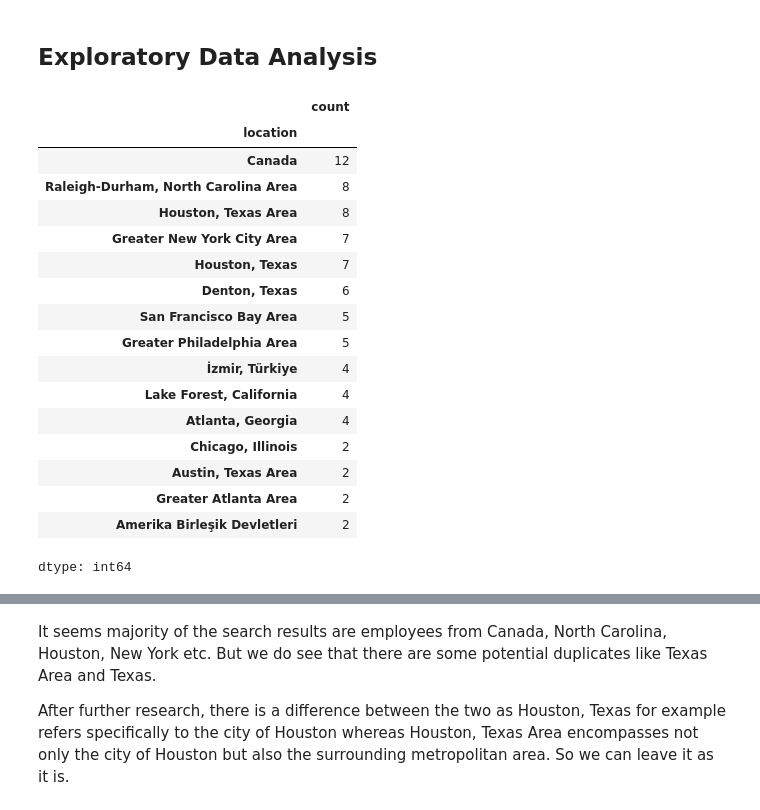
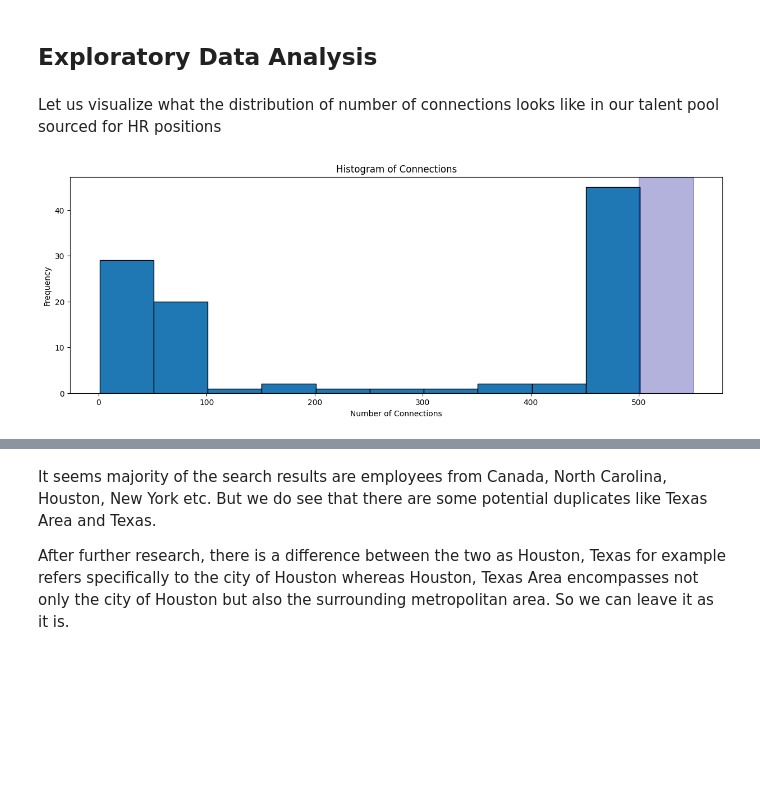
Before and after one commit to Areeb297/Potential-Talents-Human-Resources-Staffing---Apziva-Project, a Jupyter notebook: Portential_Talents.ipynb, the cells around one changed output, grey strips where cells are left out. Saved outputs shown, nothing was run; the diff lists cells and outputs as text; code cells hidden in the pictures; blank space fills up the shorter version.

```diff
--- a/Portential_Talents.ipynb
+++ b/Portential_Talents.ipynb
@@ -186,24 +186,21 @@ df.sort_values('connections_numeric', ascending=False).head(10)
 | 47 | Advisory Board Member at Celal Ba... | İzmir, Türkiye | 500+ | NaN | 501 |
 # %% [markdown]
 ## Exploratory Data Analysis
-# %%
-df.location.value_counts().head(15)
-# %% [output]
-|  | count |
-| location |  |
-| Canada | 12 |
-| Raleigh-Durham, North Carolina Area | 8 |
-| Houston, Texas Area | 8 |
-| Greater New York City Area | 7 |
-| Houston, Texas | 7 |
-| Denton, Texas | 6 |
-| San Francisco Bay Area | 5 |
-| Greater Philadelphia Area | 5 |
-| İzmir, Türkiye | 4 |
-| Lake Forest, California | 4 |
-| Atlanta, Georgia | 4 |
-| Chicago, Illinois | 2 |
-| Austin, Texas Area | 2 |
-| Greater Atlanta Area | 2 |
-| Amerika Birleşik Devletleri | 2 |
-dtype: int64
+# %% [markdown]
+Let us visualize what the distribution of number of connections looks like in our talent pool sourced for HR positions
+# %%
+# Plotting the histogram
+plt.figure(figsize=(15, 5))  # Optional: Adjust the figure size for better visibility
+plt.hist(df['connections_numeric'], bins=10, edgecolor='black')
+
+# Adding titles and labels
+plt.title('Histogram of Connections')
+plt.xlabel('Number of Connections')
+plt.ylabel('Frequency')
+
+plt.axvspan(500, 550, color='darkblue', alpha=0.3, label='Connections > 500')
+
+# Display the plot
+plt.show()
+# %% [output]
+[figure, added]
```
Also changed, not shown: parts of 4 cells of this notebook.
